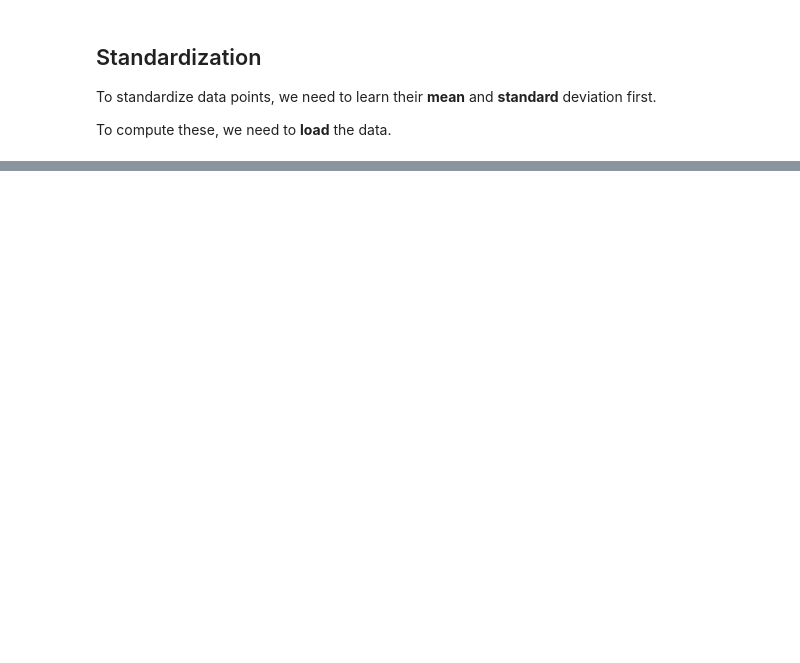
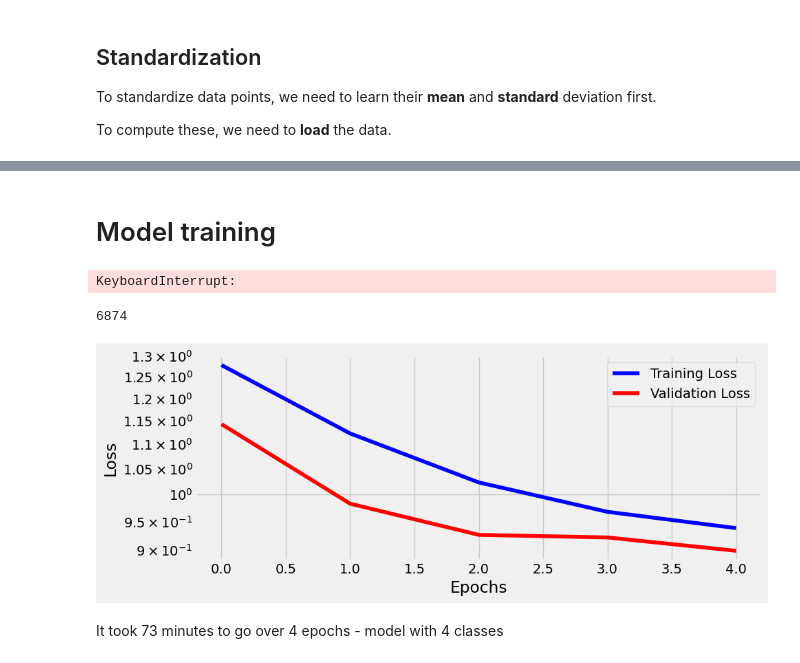
Before and after one commit to TomazFilgueira/UFRN-ML-2025-1-AutoParts_Classification, a Jupyter notebook: Iracing_classification.ipynb, the cells around one changed output, grey strips where cells are left out. Saved outputs shown, nothing was run; the diff lists cells and outputs as text; code cells hidden in the pictures; blank space fills up the shorter version.

```diff
--- a/Iracing_classification.ipynb
+++ b/Iracing_classification.ipynb
@@ -693,0 +785,11 @@ fig = figure2(first_images, first_labels)
+# %%
+torch.manual_seed(13)
+
+# Model/Architecture
+model_cnn2 = CNN2(n_feature=5, p=0.3)
+
+# Loss function
+multi_loss_fn = nn.CrossEntropyLoss(reduction='mean')
+
+# Optimizer
+optimizer_cnn2 = optim.Adam(model_cnn2.parameters(), lr=3e-4)
@@ -693,0 +812,20 @@ fig = figure2(first_images, first_labels)
+# %% [markdown]
+# Model training
+# %%
+arch_cnn2 = Architecture(model_cnn2,
+                        multi_loss_fn,
+                        optimizer_cnn2)
+arch_cnn2.set_loaders(train_loader, val_loader)
+arch_cnn2.train(2)
+# %% [output]
+KeyboardInterrupt:
+# %%
+arch_cnn2.count_parameters()
+# %% [output]
+6874
+# %%
+fig = arch_cnn2.plot_losses()
+# %% [output]
+[figure, added]
+# %% [markdown]
+It took 73 minutes to go over 4 epochs - model with 4 classes
```
Also changed, not shown: parts of 20 cells of this notebook, 2 other files.
